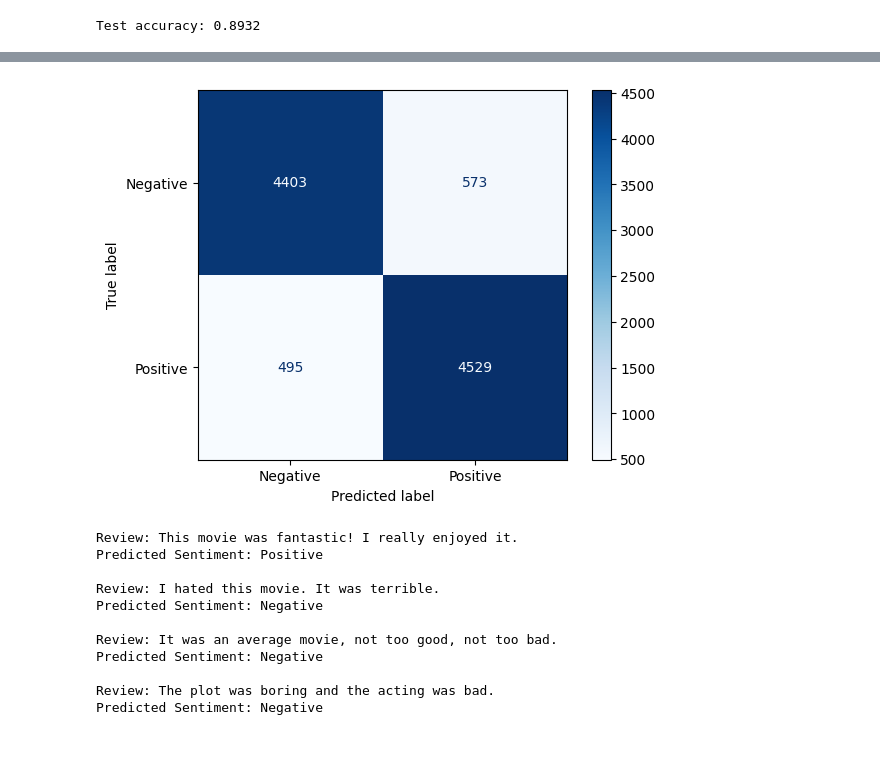
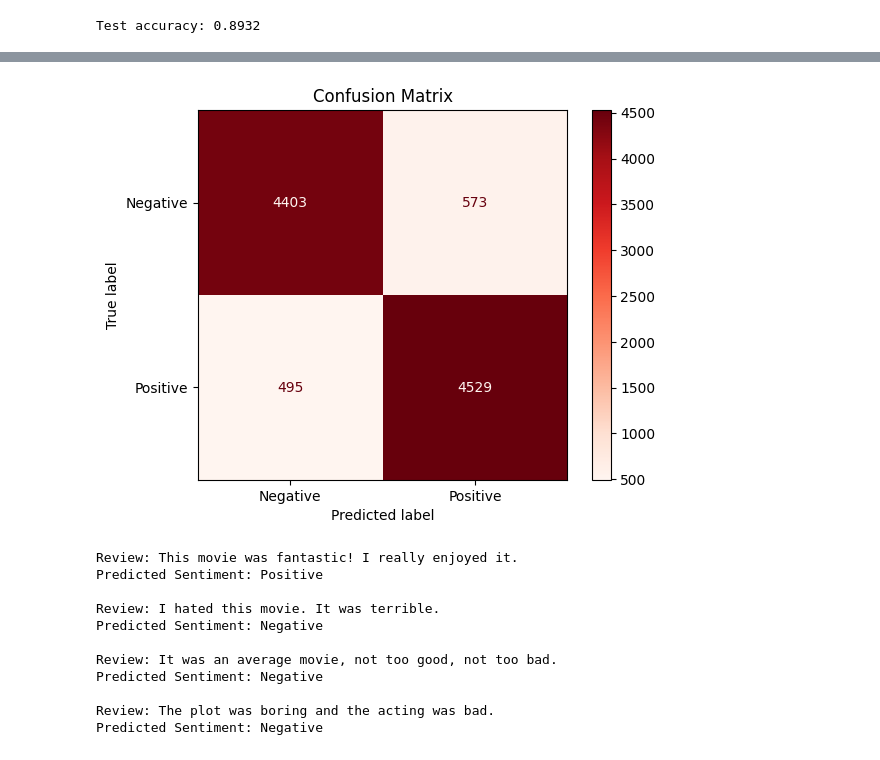
Before and after one commit to JFSOFML/USF_IEX_Git, a Jupyter notebook: NLP/IMDBv2.ipynb, the cells around one changed output, grey strips where cells are left out. Saved outputs shown, nothing was run; the diff lists cells and outputs as text; code cells hidden in the pictures.

```diff
--- a/NLP/IMDBv2.ipynb
+++ b/NLP/IMDBv2.ipynb
@@ -126,11 +213,13 @@ Test accuracy: 0.8932
 # %%
-# Visualize model performance with a confusion matrix
 cm = confusion_matrix(y_test, y_pred)
+
+# Plot the confusion matrix
 disp = ConfusionMatrixDisplay(confusion_matrix=cm, display_labels=['Negative', 'Positive'])
-disp.plot(cmap=plt.cm.Blues)
+disp.plot(cmap=plt.cm.Reds)
+plt.title('Confusion Matrix')
 plt.show()
 # %% [output]
-[figure, old version]
+[figure, new version]
 # %%
 # Function to predict sentiment of a given text
 def predict_sentiment(text, vectorizer, model):
```
Also changed, not shown: parts of 8 cells of this notebook, 3 other files.
